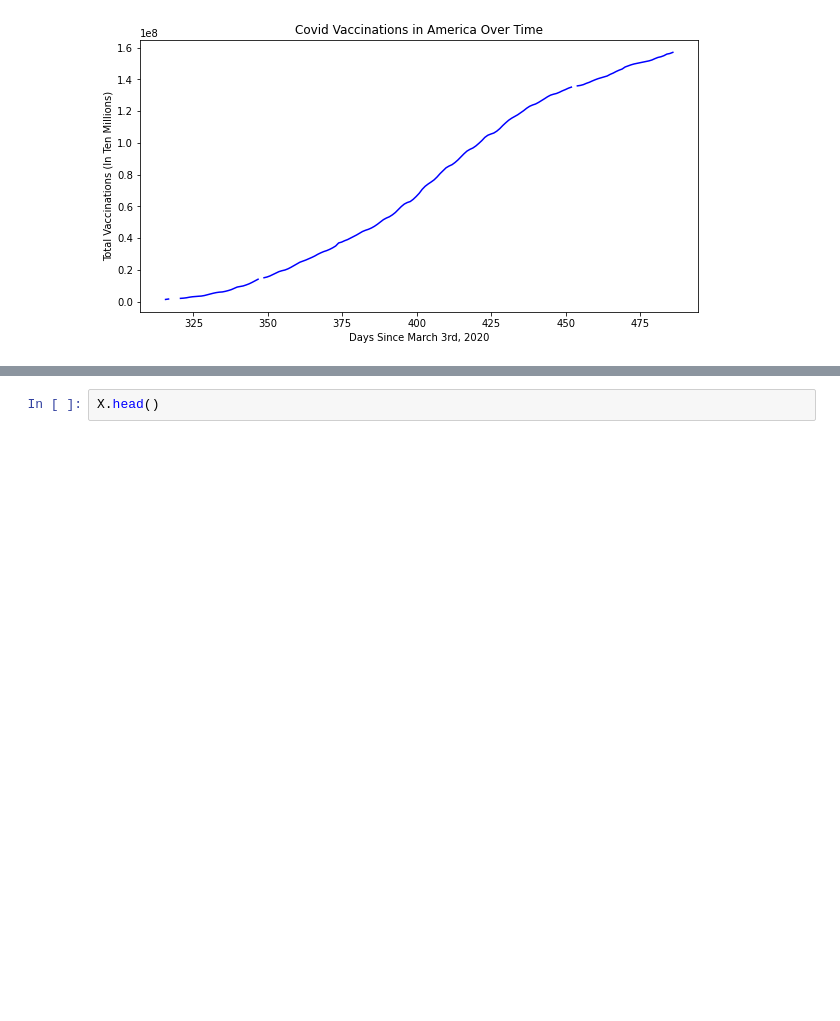
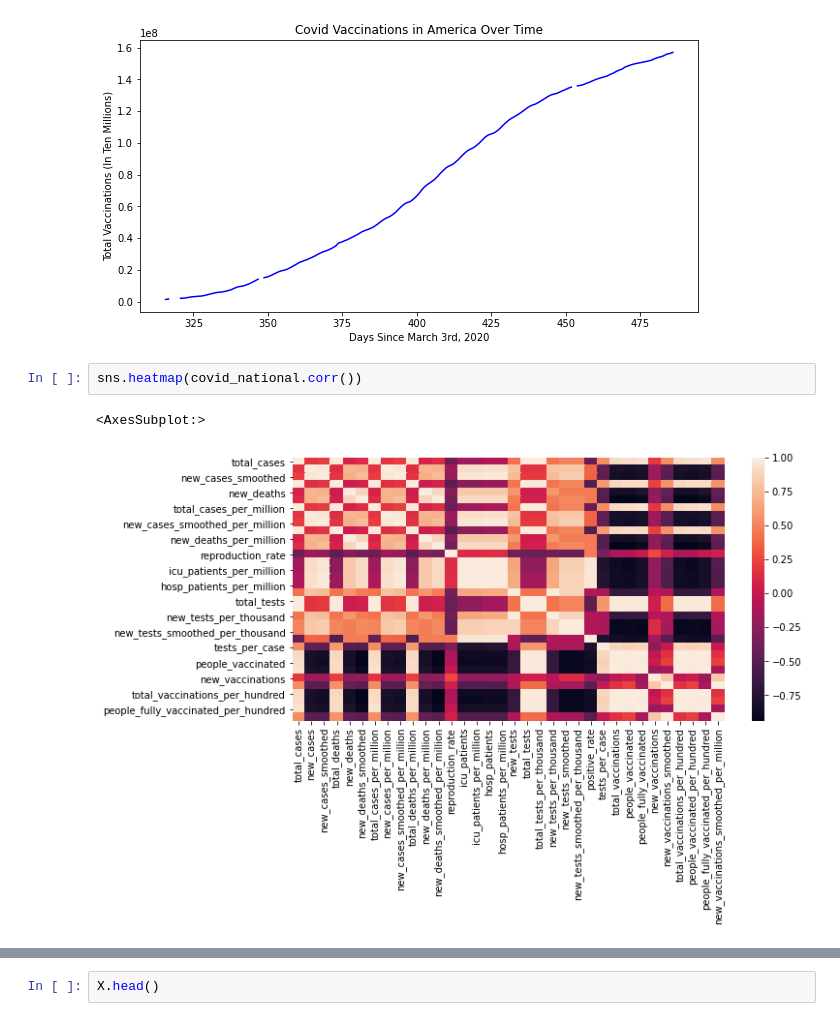
Before and after one commit to abhi-vinnakota/ValiantVaccinators, a Jupyter notebook: Valiant Vaccinators.ipynb, the cells around one changed output, grey strips where cells are left out. Saved outputs shown, nothing was run; the diff lists cells and outputs as text; blank space fills up the shorter version.

```diff
--- a/Valiant Vaccinators.ipynb
+++ b/Valiant Vaccinators.ipynb
@@ -90,3 +97,8 @@ plt.plot(x_vals, covid_national["people_fully_vaccinated"], 'b')
 # %% [output]
 [<matplotlib.lines.Line2D at 0x...>]
 [figure]
+# %%
+sns.heatmap(covid_national.corr())
+# %% [output]
+<AxesSubplot:>
+[figure, added]
```
Also changed, not shown: parts of 48 cells of this notebook.
